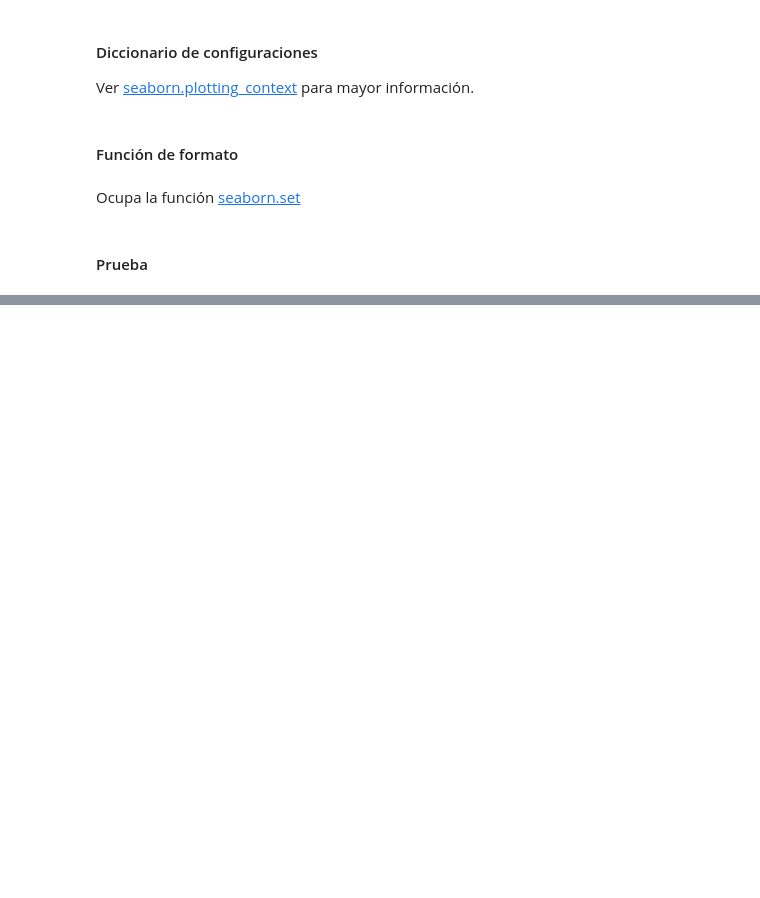
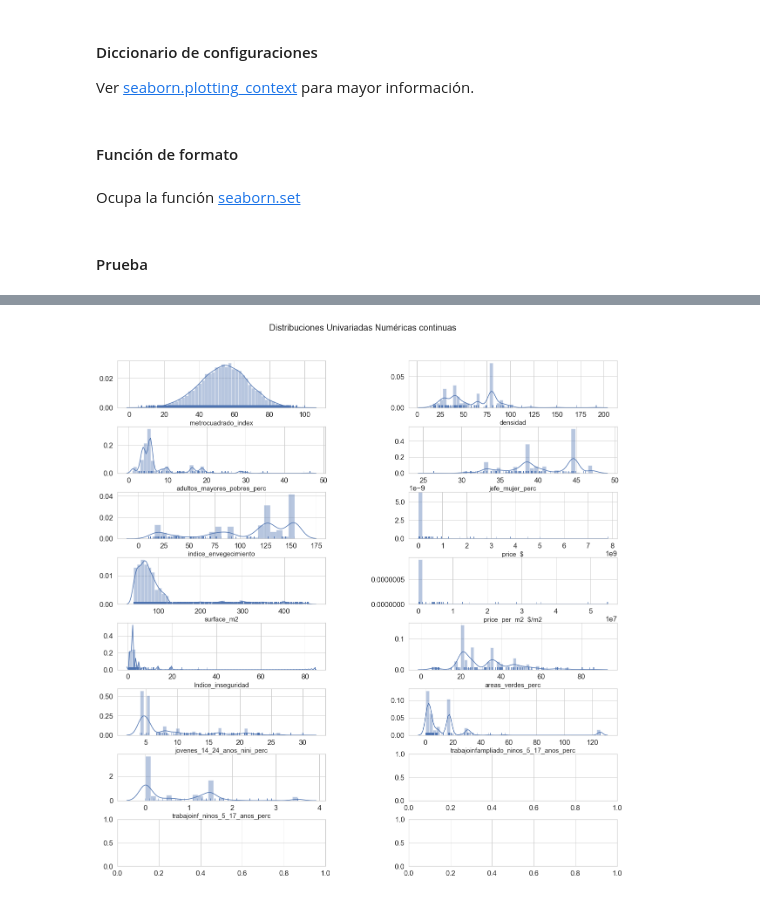
Before and after one commit to asolnn2a8/Tarea-1-Lab-C-de-D, a Jupyter notebook: codigos/p2.ipynb, the cells around one changed output, grey strips where cells are left out. Drawn from its saved outputs; the diff is of its cells as text; code cells hidden in the pictures; blank space fills up the shorter version.

Commit message:
Cambio de archivo p2.ipynb por el archivo entregdo por matias en wsp

```diff
--- a/codigos/p2.ipynb
+++ b/codigos/p2.ipynb
@@ -61,0 +91,5 @@ sns.lmplot(x="x", y="y", col="dataset", hue="dataset", data=df,
+# %%
+object_type_set = [col for col in df.columns if df[col].dtype == 'O']
+# %%
+
+df = df.astype({col:'str' for col in object_type_set})
@@ -61,0 +124,6 @@ sns.lmplot(x="x", y="y", col="dataset", hue="dataset", data=df,
+# %%
+df = df.reindex(columns=numeric_continuas + categorical+numeric_discretas+strings)
+# %%
+# Se reasignan las columnas
+df.columns = pd.MultiIndex.from_tuples(mapping)
+df
@@ -61,0 +150,30 @@ sns.lmplot(x="x", y="y", col="dataset", hue="dataset", data=df,
+# %%
+##### YA con el data reindexado, se proceden a obtener estadisticos de estos mismos
+
+#para las numericas
+
+fig, ax = plt.subplots(nrows=8, ncols=2, figsize=[17, 17])
+
+
+fig.tight_layout()
+fig.suptitle('Distribuciones Univariadas Numéricas continuas',
+             fontsize=20,
+             x=0.5,
+             y=1.05)
+
+
+for axis, col in zip(ax.flatten(), numeric_continuas):
+    try :
+        # Graficos para datos numericos
+        sns.distplot(df[('numeric_continuas', col)], ax=axis, rug=True)
+
+    except RuntimeError:
+        sns.distplot(df[('numeric_continuas', col)], ax=axis, rug=True, kde=False)
+
+    axis.set_xlabel(col, fontsize=15)
+
+# Se ajusta el espaciado interno entre subplots
+w, h = (.4, .4)
+plt.subplots_adjust(wspace=w, hspace=h)
+# %% [output]
+[figure, added]
```
Also changed, not shown: parts of 28 cells of this notebook.
